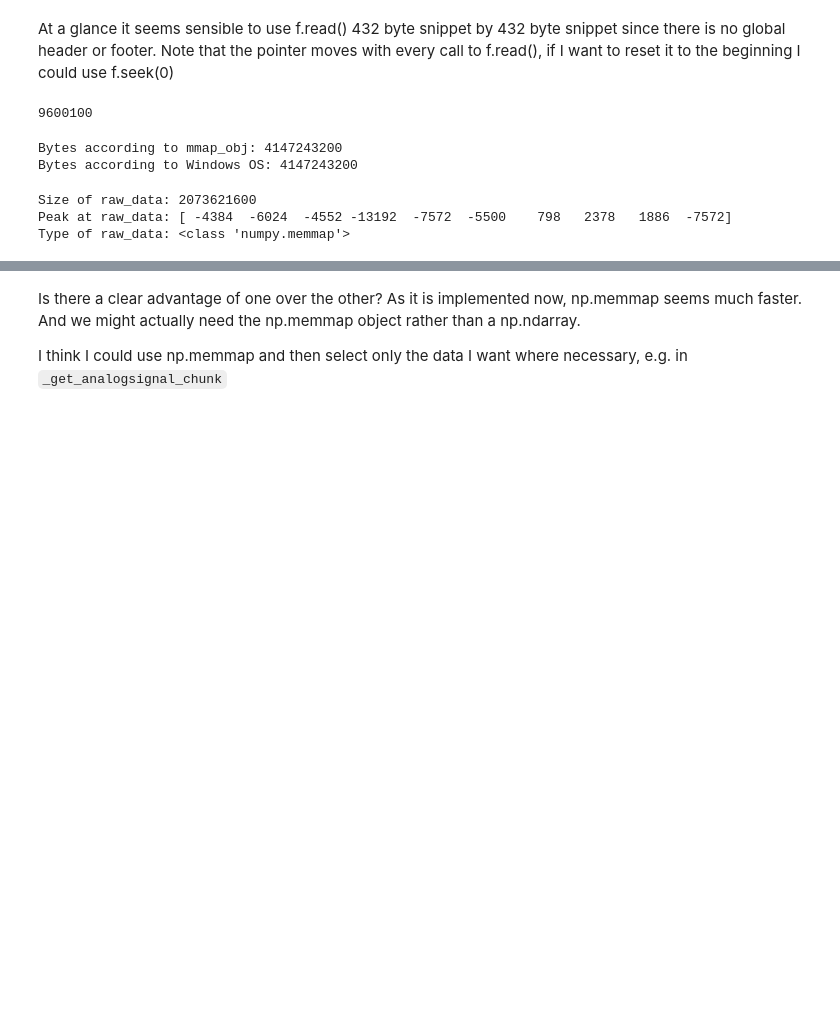
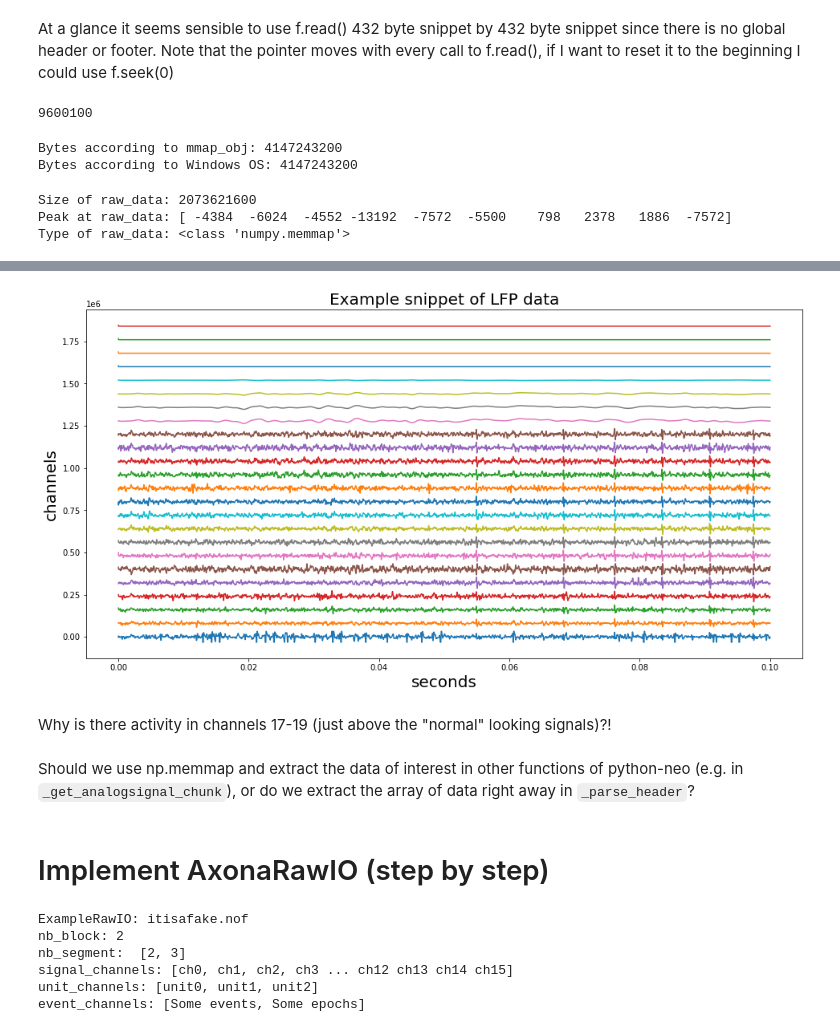
Before and after one commit to NeuralEnsemble/python-neo, a Jupyter notebook: read_axona_bin_cont.ipynb, the cells around one changed output, grey strips where cells are left out. Saved outputs shown, nothing was run; the diff lists cells and outputs as text; code cells hidden in the pictures; blank space fills up the shorter version.

Commit message:
some progress - reading data with BinConverter help and starting on .set file

```diff
--- a/read_axona_bin_cont.ipynb
+++ b/read_axona_bin_cont.ipynb
@@ -173,0 +222,22 @@ print(type(data))
+# %%
+def samples_to_array(A, channels=[]):
+    """This will take data matrix A, and convert it into a numpy array, there are three samples of
+    64 channels in this matrix, however their channels do need to be re-mapped"""
+
+    if channels == []:
+        channels = np.arange(64) + 1
+    else:
+        channels = np.asarray(channels)
+
+    A = np.asarray(A)
+
+    sample_num = int(len(A) / 64)  # get the sample numbers
+
+    sample_array = np.zeros((len(channels), sample_num))  # creating a 64x3 array of zeros (64 channels, 3 samples)
+
+    for i, channel in enumerate(channels):
+        sample_array[i, :] = A[get_sample_indices(channel, sample_num)]
+
+    return sample_array
+# %%
+arr = samples_to_array(data, channels = [])
@@ -174,4 +258,40 @@ print(type(data))
+# %%
+import matplotlib.pyplot as plt
+
+def plot_data_snippet(x, start_idx=0, end_idx=len(x), Fs=48000, Nch=16):
+    """Plot a data snippet from a Ch x samples array given a start index and
+    end index. If Fs is supplied the x-axis is in seconds."""
+    plt.figure(figsize=(16,8))
+
+    x = np.linspace(0, (end_idx-start_idx)/Fs, end_idx-start_idx)
+
+    for irow in range(0, Nch):
+        plt.plot(x.T, 80000*irow+t1[irow,start_idx:end_idx], label='Ch'+str(irow))
+
+    plt.xlabel("seconds", fontsize=20)
+    plt.ylabel("channels", fontsize=20)
+    plt.title("Example snippet of LFP data", fontsize=20)
+    plt.show()
+# %%
+plot_data_snippet(arr, start_idx=0, end_idx=4800, Fs=48000, Nch = 24)
+# %% [output]
+[figure, added]
+# %% [markdown]
+Why is there activity in channels 17-19 (just above the "normal" looking signals)?!
 # %% [markdown]
-Is there a clear advantage of one over the other? As it is implemented now, np.memmap seems much faster. And we might actually need the np.memmap object rather than a np.ndarray.
-
-I think I could use np.memmap and then select only the data I want where necessary, e.g. in `_get_analogsignal_chunk`
+Should we use np.memmap and extract the data of interest in other functions of python-neo (e.g. in `_get_analogsignal_chunk`), or do we extract the array of data right away in `_parse_header`?
+# %% [markdown]
+# Implement AxonaRawIO (step by step)
+# %%
+import neo.rawio
+
+r = neo.rawio.ExampleRawIO(filename='itisafake.nof')
+r.parse_header()
+print(r)
+# %% [output]
+ExampleRawIO: itisafake.nof
+nb_block: 2
+nb_segment:  [2, 3]
+signal_channels: [ch0, ch1, ch2, ch3 ... ch12 ch13 ch14 ch15]
+unit_channels: [unit0, unit1, unit2]
+event_channels: [Some events, Some epochs]
```
Also changed, not shown: parts of 26 cells of this notebook.
